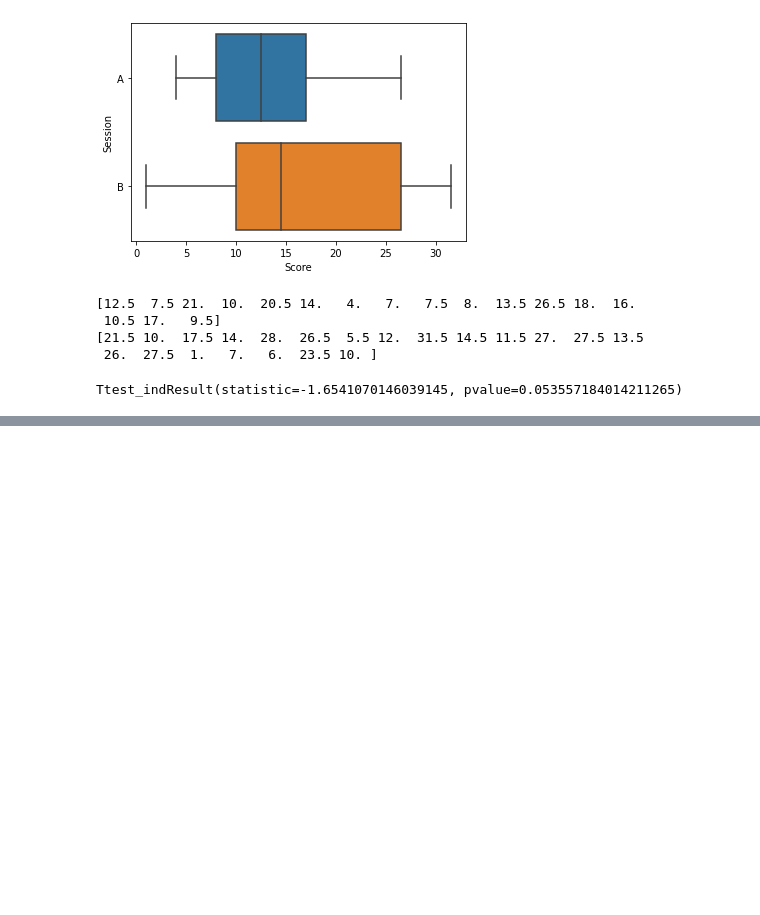
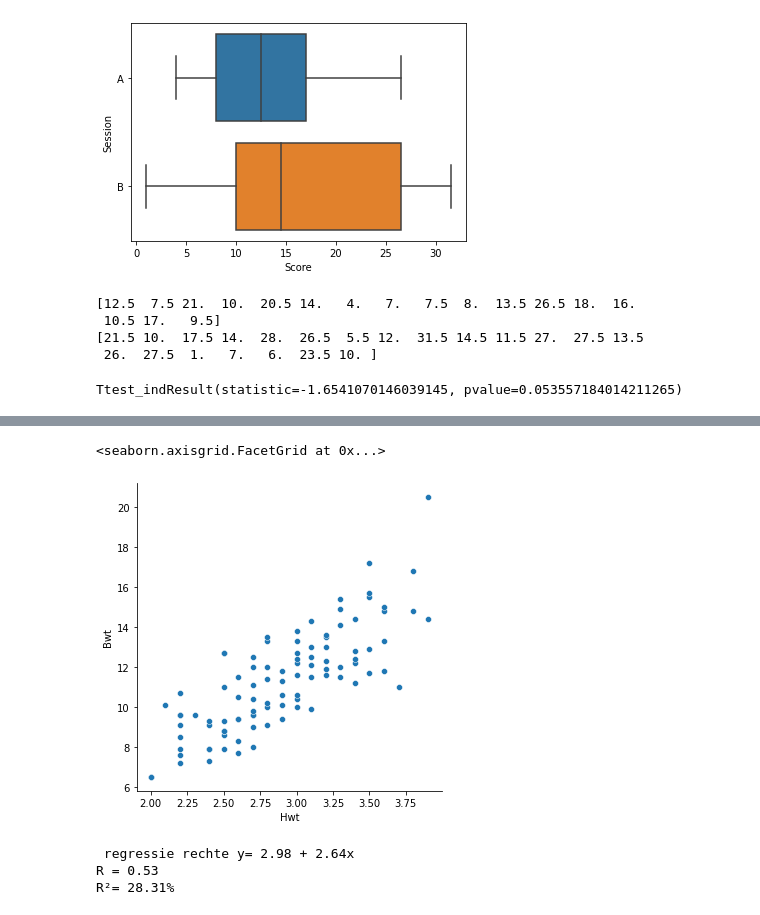
Before and after one commit to arnauddormaels/Data-Science-and-AI, a Jupyter notebook: Solution Labs/Cheat-sheet.ipynb, the cells around one changed output, grey strips where cells are left out. Saved outputs shown, nothing was run; the diff lists cells and outputs as text; code cells hidden in the pictures; blank space fills up the shorter version.

```diff
--- a/Solution Labs/Cheat-sheet.ipynb
+++ b/Solution Labs/Cheat-sheet.ipynb
@@ -1320,0 +1451,21 @@ Ttest_indResult(statistic=-1.6541070146039145, pvalue=0.053557184014211265)
+# %%
+sns.relplot(data=cats[cats.Sex=='M'], x='Hwt', y='Bwt')
+# %% [output]
+<seaborn.axisgrid.FacetGrid at 0x...>
+[figure, added]
+# %%
+#Vrouwtjes katten
+x= cats[cats.Sex=='F'].Hwt.values.reshape(-1,1)
+y= cats[cats.Sex=='F'].Bwt.values.reshape(-1,1)
+
+weight_model=LinearRegression().fit(x,y)
+
+print(" regressie rechte y= %.2f + %.2fx" % (weight_model.intercept_,weight_model.coef_))
+
+corr= np.corrcoef(cats[cats.Sex=='F'].Hwt,cats[cats.Sex=='F'].Bwt)[0,1]
+print('R = %.2f' %corr)
+print('R²= %.2f%%' % (corr**2*100))
+# %% [output]
+ regressie rechte y= 2.98 + 2.64x
+R = 0.53
+R²= 28.31%
```
Also changed, not shown: parts of 28 cells of this notebook.
